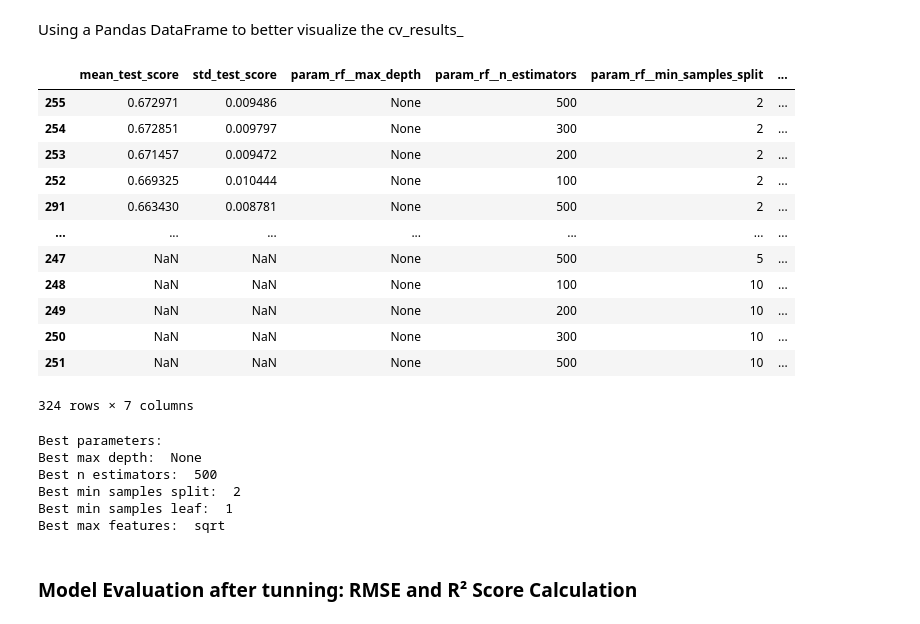
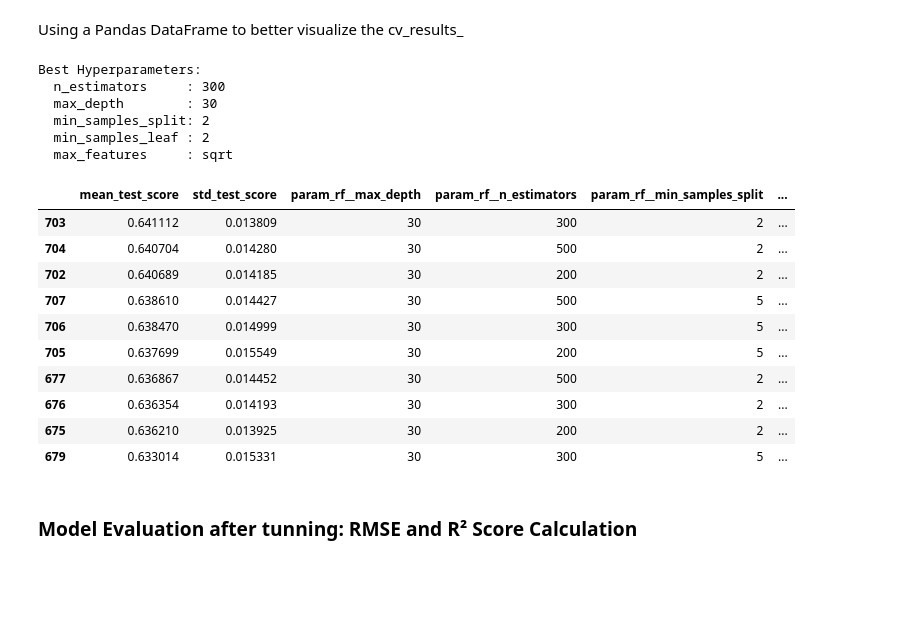
Before and after one commit to Sutharnisha/bioactivity_prediction, a Jupyter notebook: 3_Random_Forest.ipynb, the cells around one changed output. Drawn from its saved outputs; the diff is of its cells as text; code cells hidden in the pictures; blank space fills up the shorter version.

```diff
--- a/3_Random_Forest.ipynb
+++ b/3_Random_Forest.ipynb
@@ -154,51 +119,42 @@ dict_keys(['mean_fit_time', 'std_fit_time', 'mean_score_time', 'std_score_time',
 # %% [markdown]
 Using a Pandas DataFrame to better visualize the cv_results_
 # %%
-cv_results = pd.DataFrame(grid_cv.cv_results_)
-cols = [
-    "mean_test_score",
-    "std_test_score",
-    "param_rf__max_depth",
-    "param_rf__n_estimators",
-    "param_rf__min_samples_split",
-    "param_rf__min_samples_leaf",
-    "param_rf__max_features"
-]
-cv_results[cols].sort_values("mean_test_score", ascending=False)
+best_params = grid_cv.best_params_
+
+print("Best Hyperparameters:")
+print(f"  n_estimators     : {best_params['rf__n_estimators']}")
+print(f"  max_depth        : {best_params['rf__max_depth']}")
+print(f"  min_samples_split: {best_params['rf__min_samples_split']}")
+print(f"  min_samples_leaf : {best_params['rf__min_samples_leaf']}")
+print(f"  max_features     : {best_params['rf__max_features']}")
 # %% [output]
-|  | mean_test_score | std_test_score | param_rf__max_depth | param_rf__n_estimators | param_rf__min_samples_split | ... |
-| 255 | 0.672971 | 0.009486 | None | 500 | 2 | ... |
-| 254 | 0.672851 | 0.009797 | None | 300 | 2 | ... |
-| 253 | 0.671457 | 0.009472 | None | 200 | 2 | ... |
-| 252 | 0.669325 | 0.010444 | None | 100 | 2 | ... |
-| 291 | 0.663430 | 0.008781 | None | 500 | 2 | ... |
-| ... | ... | ... | ... | ... | ... | ... |
-| 247 | NaN | NaN | None | 500 | 5 | ... |
-| 248 | NaN | NaN | None | 100 | 10 | ... |
-| 249 | NaN | NaN | None | 200 | 10 | ... |
-| 250 | NaN | NaN | None | 300 | 10 | ... |
-| 251 | NaN | NaN | None | 500 | 10 | ... |
-324 rows × 7 columns
+Best Hyperparameters:
+  n_estimators     : 300
+  max_depth        : 30
+  min_samples_split: 2
+  min_samples_leaf : 2
+  max_features     : sqrt
 # %%
-best_max_depth = grid_cv.best_params_["rf__max_depth"]
-best_n_estimators = grid_cv.best_params_["rf__n_estimators"]
-best_min_samples_split = grid_cv.best_params_["rf__min_samples_split"]
-best_min_samples_leaf = grid_cv.best_params_["rf__min_samples_leaf"]
-best_max_features = grid_cv.best_params_["rf__max_features"]
-
-print("Best parameters:")
-print("Best max depth: ", best_max_depth)
-print("Best n estimators: ", best_n_estimators)
-print("Best min samples split: ", best_min_samples_split)
-print("Best min samples leaf: ", best_min_samples_leaf)
-print("Best max features: ", best_max_features)
+cv_results = pd.DataFrame(grid_cv.cv_results_)
+cols = [
+    "mean_test_score", "std_test_score",
+    "param_rf__max_depth", "param_rf__n_estimators",
+    "param_rf__min_samples_split", "param_rf__min_samples_leaf",
+    "param_rf__max_features"
+]
+cv_results[cols].sort_values("mean_test_score", ascending=False).head(10)
 # %% [output]
-Best parameters:
-Best max depth:  None
-Best n estimators:  500
-Best min samples split:  2
-Best min samples leaf:  1
-Best max features:  sqrt
+|  | mean_test_score | std_test_score | param_rf__max_depth | param_rf__n_estimators | param_rf__min_samples_split | ... |
+| 703 | 0.641112 | 0.013809 | 30 | 300 | 2 | ... |
+| 704 | 0.640704 | 0.014280 | 30 | 500 | 2 | ... |
+| 702 | 0.640689 | 0.014185 | 30 | 200 | 2 | ... |
+| 707 | 0.638610 | 0.014427 | 30 | 500 | 5 | ... |
+| 706 | 0.638470 | 0.014999 | 30 | 300 | 5 | ... |
+| 705 | 0.637699 | 0.015549 | 30 | 200 | 5 | ... |
+| 677 | 0.636867 | 0.014452 | 30 | 500 | 2 | ... |
+| 676 | 0.636354 | 0.014193 | 30 | 300 | 2 | ... |
+| 675 | 0.636210 | 0.013925 | 30 | 200 | 2 | ... |
+| 679 | 0.633014 | 0.015331 | 30 | 300 | 5 | ... |
 # %% [markdown]
 ### Model Evaluation after tunning: RMSE and R² Score Calculation
 # %%
```
Also changed, not shown: parts of 22 cells of this notebook, 12 other files.
